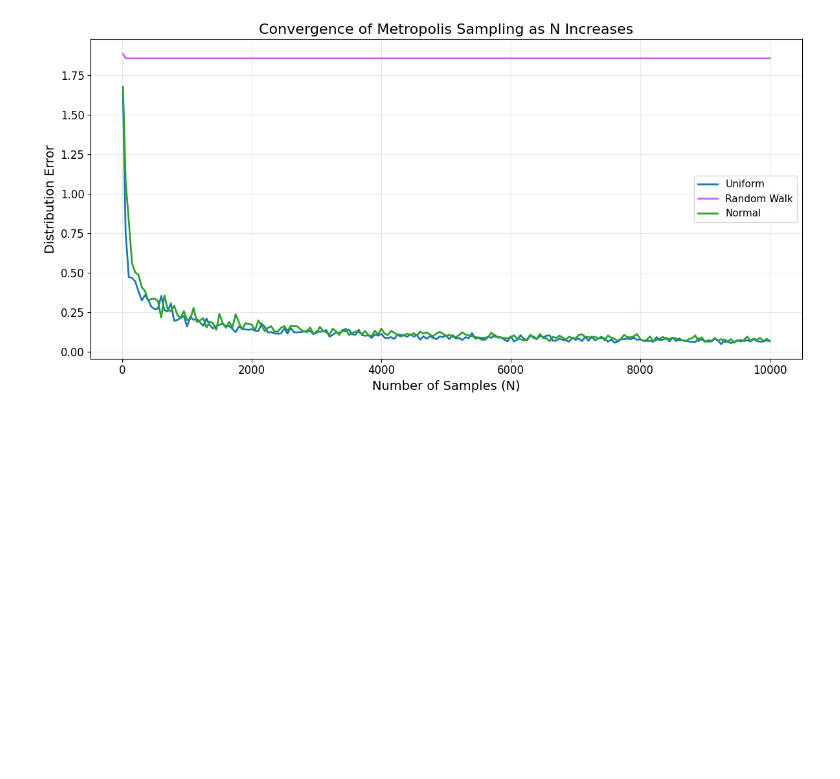
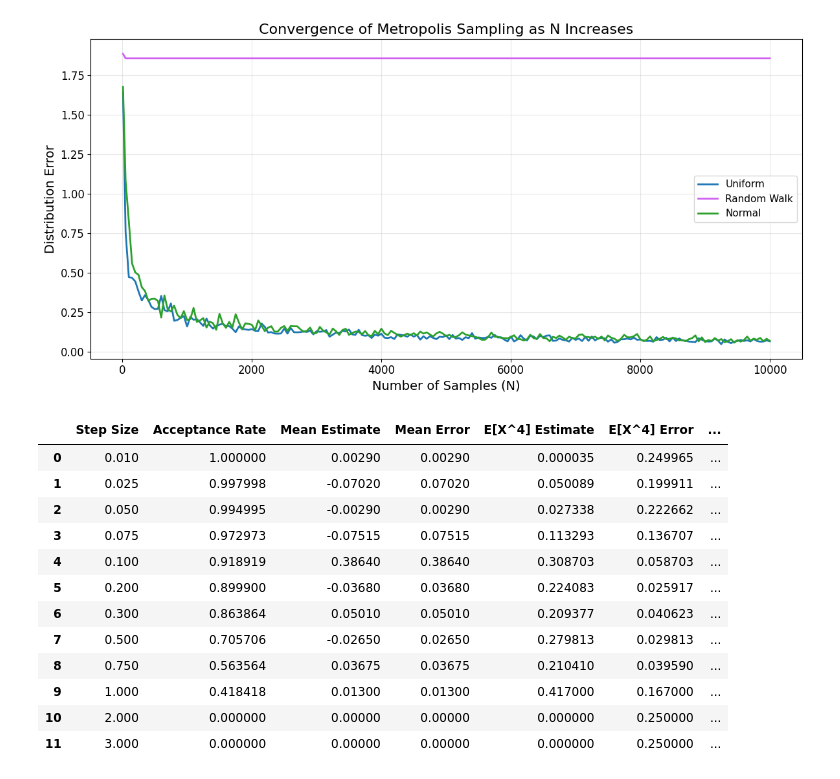
Before and after one commit to wakeupat4am/MATH4010--Advanced-Prob-Stat----Final-Project, a Jupyter notebook: Problem & Visualization/Problem 2/Problem_2.ipynb, the cells around one changed output. Saved outputs shown, nothing was run; the diff lists cells and outputs as text; code cells hidden in the pictures; blank space fills up the shorter version.

```diff
--- a/Problem & Visualization/Problem 2/Problem_2.ipynb
+++ b/Problem & Visualization/Problem 2/Problem_2.ipynb
@@ -983,3 +624,99 @@ plt.savefig(
 plt.show()
 # %% [output]
 [figure]
+# %%
+# How to make random walk proposal more efficient?
+# ============================================================
+# Further Exploration:
+# Compare Different Random Walk Step Sizes
+# ============================================================
+
+import contextlib
+import io
+
+N = 1000
+INITIAL_X = 0.0
+
+# Try different fixed random-walk step sizes
+RW_STEP_VALUES = [
+    0.01, 0.025, 0.05, 0.075,
+    0.1, 0.2, 0.3, 0.5,
+    0.75, 1.0, 2.0, 3.0
+]
+
+ERROR_BINS = 80
+ERROR_RANGE = (-3, 3)
+
+
+def distribution_l1_error(samples, bins=ERROR_BINS, x_range=ERROR_RANGE):
+    """
+    Measures how close the sampled histogram is to the true density.
+    Smaller value means better convergence.
+    """
+
+    hist_density, bin_edges = np.histogram(
+        samples,
+        bins=bins,
+        range=x_range,
+        density=True
+    )
+
+    bin_centers = 0.5 * (bin_edges[:-1] + bin_edges[1:])
+    dx = bin_edges[1] - bin_edges[0]
+
+    true_vals = target_fn(bin_centers, Z)
+
+    l1_error = np.sum(np.abs(hist_density - true_vals)) * dx
+
+    return l1_error
+
+
+rw_step_results = []
+
+for step in RW_STEP_VALUES:
+
+    with contextlib.redirect_stdout(io.StringIO()):
+
+        samples_rw, acc_rw = universal_metropolis_sampler(
+            dist="rw",
+            num_samples=N,
+            initial_x=INITIAL_X,
+            z=Z,
+            step_size=step
+        )
+
+    mean_estimate = np.mean(samples_rw)
+    fourth_moment_estimate = np.mean(samples_rw**4)
+
+    mean_error = abs(mean_estimate - 0)
+    fourth_moment_error = abs(fourth_moment_estimate - 0.25)
+    dist_error = distribution_l1_error(samples_rw)
+
+    rw_step_results.append({
+        "Step Size": step,
+        "Acceptance Rate": acc_rw,
+        "Mean Estimate": mean_estimate,
+        "Mean Error": mean_error,
+        "E[X^4] Estimate": fourth_moment_estimate,
+        "E[X^4] Error": fourth_moment_error,
+        "Distribution Error": dist_error
+    })
+
+
+rw_step_df = pd.DataFrame(rw_step_results)
+
+rw_step_df
+# %% [output]
+|  | Step Size | Acceptance Rate | Mean Estimate | Mean Error | E[X^4] Estimate | E[X^4] Error | ... |
+| 0 | 0.010 | 1.000000 | 0.00290 | 0.00290 | 0.000035 | 0.249965 | ... |
+| 1 | 0.025 | 0.997998 | -0.07020 | 0.07020 | 0.050089 | 0.199911 | ... |
+| 2 | 0.050 | 0.994995 | -0.00290 | 0.00290 | 0.027338 | 0.222662 | ... |
+| 3 | 0.075 | 0.972973 | -0.07515 | 0.07515 | 0.113293 | 0.136707 | ... |
+| 4 | 0.100 | 0.918919 | 0.38640 | 0.38640 | 0.308703 | 0.058703 | ... |
+| 5 | 0.200 | 0.899900 | -0.03680 | 0.03680 | 0.224083 | 0.025917 | ... |
+| 6 | 0.300 | 0.863864 | 0.05010 | 0.05010 | 0.209377 | 0.040623 | ... |
+| 7 | 0.500 | 0.705706 | -0.02650 | 0.02650 | 0.279813 | 0.029813 | ... |
+| 8 | 0.750 | 0.563564 | 0.03675 | 0.03675 | 0.210410 | 0.039590 | ... |
+| 9 | 1.000 | 0.418418 | 0.01300 | 0.01300 | 0.417000 | 0.167000 | ... |
+| 10 | 2.000 | 0.000000 | 0.00000 | 0.00000 | 0.000000 | 0.250000 | ... |
+| 11 | 3.000 | 0.000000 | 0.00000 | 0.00000 | 0.000000 | 0.250000 | ... |
```
Also changed, not shown: parts of 25 cells of this notebook, 13 other files.
